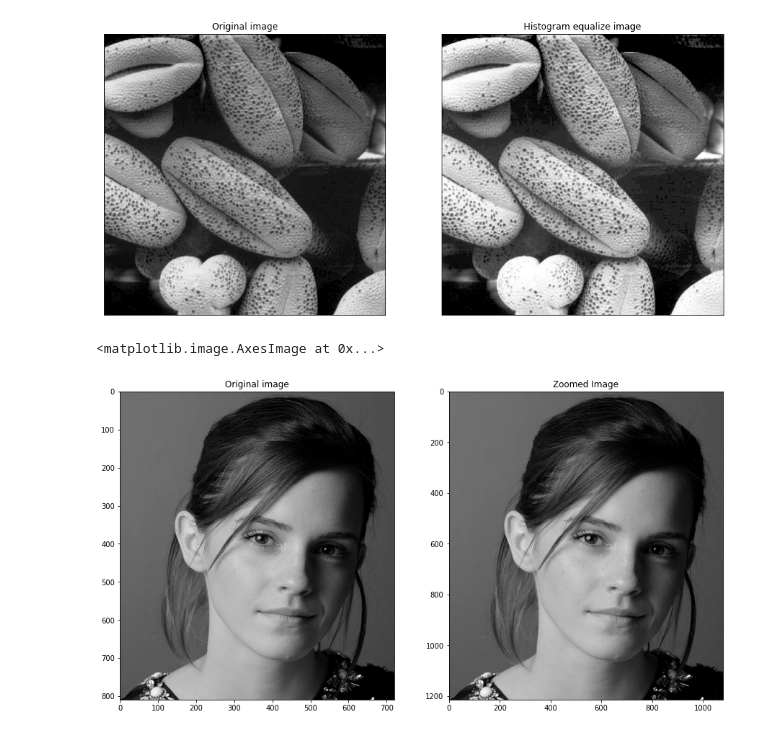
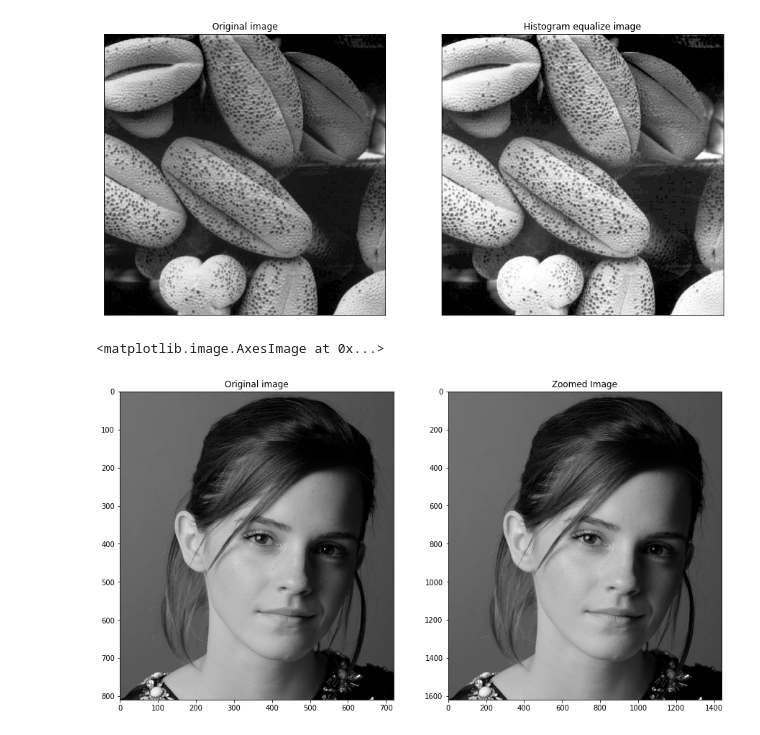
Before and after one commit to induwarasenadheera/EN2550---Fundamental-of-Image-Processing, a Jupyter notebook: assignment 1.ipynb, the cells around one changed output. Drawn from its saved outputs; the diff is of its cells as text; code cells hidden in the pictures.

```diff
--- a/assignment 1.ipynb
+++ b/assignment 1.ipynb
@@ -149,34 +149,45 @@ import cv2 as cv
 import matplotlib.pyplot as plt
 
 im=cv.imread(r'./Images/emma_gray.jpg',cv.IMREAD_GRAYSCALE)
-scale=1.5
+scale=2
 
 def nearest_neighbor(im,scale):
     rows=int(scale*im.shape[0])
     cols=int(scale*im.shape[1])
 
     zoomed=np.zeros((rows,cols),dtype=im.dtype)
     for r in range(rows):
         for c in range(cols):
-            zoomed[r,c]=im[int(r/scale),int(c/scale)]
+            #print(r,c)
+            rr=round(r/scale)
+            cc=round(c/scale)
+            if (rr<im.shape[0] and cc<im.shape[1]):
+                zoomed[r,c]=im[rr,cc]
+            elif(rr<im.shape[0]):
+                zoomed[r,c]=im[rr,cc-1]
+            elif(cc<im.shape[1]):
+                zoomed[r,c]=im[rr-1,cc]
+            else:
+                zoomed[r,c]=im[rr-1,cc-1]
+
     return zoomed
 zoomed=nearest_neighbor(im,scale)
 cv.namedWindow('Original',cv.WINDOW_AUTOSIZE)
 cv.imshow('Original',im)
 cv.waitKey(0)
 
 cv.namedWindow('Zoomed',cv.WINDOW_AUTOSIZE)
 cv.imshow('Zoomed',zoomed)
 cv.waitKey(0)
 cv.destroyAllWindows()
 
 ig,ax=plt.subplots(1,2,figsize=(15,11))
 ax[0].imshow(im,"gray")
 ax[0].set_title('Original image')
 #ax[0].set_xticks([]), ax[0].set_yticks([])
 ax[1].set_title('Zoomed Image')
 ax[1].imshow(zoomed,"gray")
 #ax[1].set_xticks([]), ax[1].set_yticks([])
 # %% [output]
 <matplotlib.image.AxesImage at 0x...>
-[figure, old version]
+[figure, new version]
```
Also changed, not shown: parts of 3 cells of this notebook.
